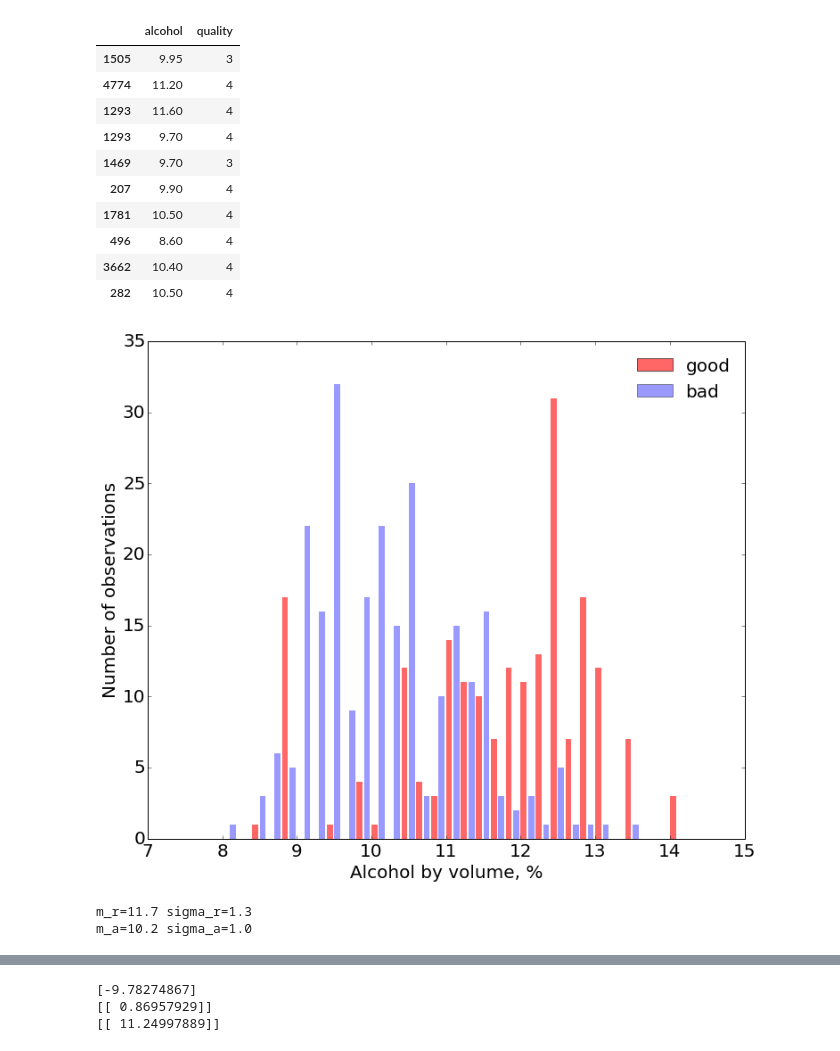
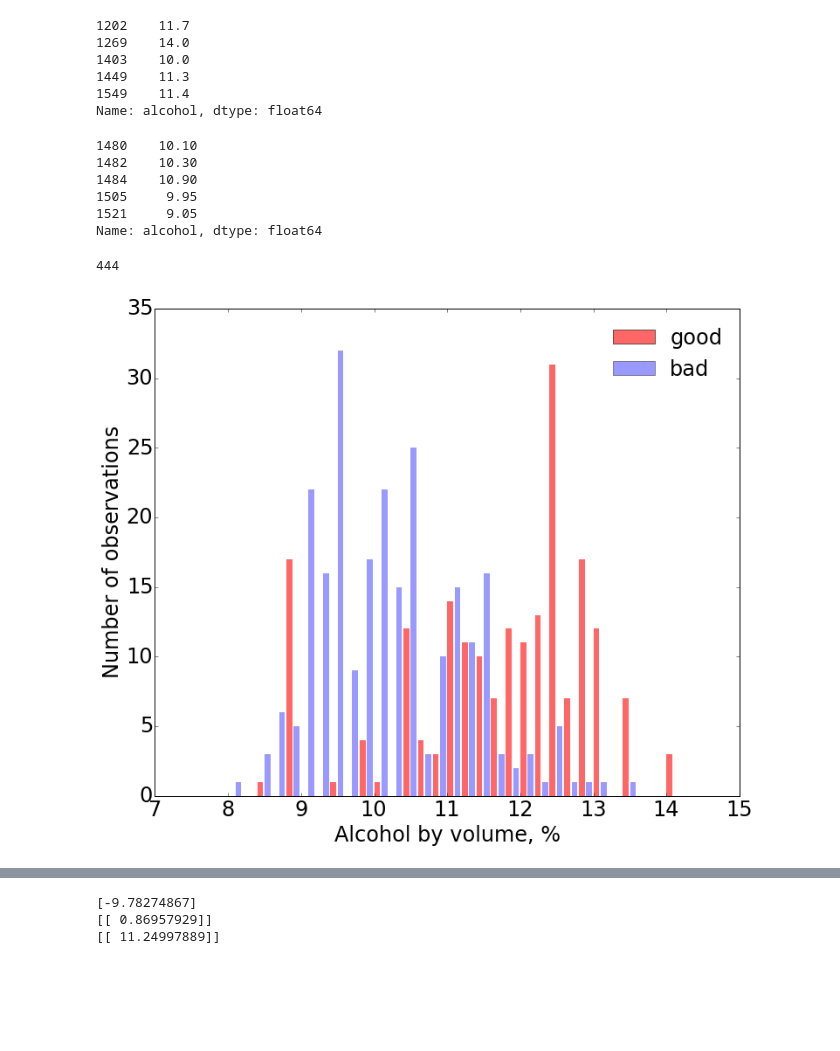
Before and after one commit to anokhin/sfera-dm, a Jupyter notebook: stepic/lecture_01/examples/example_01.ipynb, the cells around one changed output, grey strips where cells are left out. Cells and saved outputs as stored; diff of their text form; code cells hidden in the pictures; blank space fills up the shorter version.

```diff
--- a/stepic/lecture_01/examples/example_01.ipynb
+++ b/stepic/lecture_01/examples/example_01.ipynb
@@ -45,36 +29,38 @@ shuffle(good_ds[["alcohol", "quality"]]).head(10)
-# %%
-shuffle(bad_ds[["alcohol", "quality"]]).head(10)
-# %% [output]
-|  | alcohol | quality |
-| 1505 | 9.95 | 3 |
-| 4774 | 11.20 | 4 |
-| 1293 | 11.60 | 4 |
-| 1293 | 9.70 | 4 |
-| 1469 | 9.70 | 3 |
-| 207 | 9.90 | 4 |
-| 1781 | 10.50 | 4 |
-| 496 | 8.60 | 4 |
-| 3662 | 10.40 | 4 |
-| 282 | 10.50 | 4 |
+# %%
+good_ds["alcohol"].tail(5)
+# %% [output]
+1202    11.7
+1269    14.0
+1403    10.0
+1449    11.3
+1549    11.4
+Name: alcohol, dtype: float64
+# %%
+bad_ds["alcohol"].tail(5)
+# %% [output]
+1480    10.10
+1482    10.30
+1484    10.90
+1505     9.95
+1521     9.05
+Name: alcohol, dtype: float64
+# %%
+good_ds.shape[0] + bad_ds.shape[0]
+# %% [output]
+444
 # %%
 good_count, bins = np.histogram(good_ds["alcohol"], bins=50, range=(5, 15))
 bad_count, bins = np.histogram(bad_ds["alcohol"], bins=50, range=(5, 15))
 #red_counts, bins = np.histogram(red_ds["alcohol"], bins=100, range=(5, 15))
 
 pl.figure(figsize=(12, 10))
 pl.bar(bins[:-1], good_count, (bins[1]-bins[0])*0.4, color="red", alpha=0.6, label="good", ec="none")
 pl.bar(bins[:-1] + (bins[1]-bins[0])*0.5, bad_count, (bins[1]-bins[0])*0.4, color="blue", alpha=0.4, label="bad", ec="none")
 pl.xlim(7, 15)
-pl.xlabel("Alcohol by volume, %", fontsize=20)
-pl.ylabel("Number of observations", fontsize=20)
-pl.tick_params(axis='both', which='major', labelsize=20)
-pl.legend(prop={'size':20}, frameon=False)
+pl.xlabel("Alcohol by volume, %", fontsize=24)
+pl.ylabel("Number of observations", fontsize=24)
+pl.tick_params(axis='both', which='major', labelsize=24)
+pl.legend(prop={'size' wine: 24}, frameon=False)
 pl.show()
 # %% [output]
-[figure, old version]
+[figure, new version]
-# %%
-print "m_r=%.1f sigma_r=%.1f" % ss.norm.fit(good_ds["alcohol"])
-print "m_a=%.1f sigma_a=%.1f" % ss.norm.fit(bad_ds["alcohol"])
-# %% [output]
-m_r=11.7 sigma_r=1.3
-m_a=10.2 sigma_a=1.0
```
Also changed, not shown: parts of 3 cells of this notebook, 4 other files.
